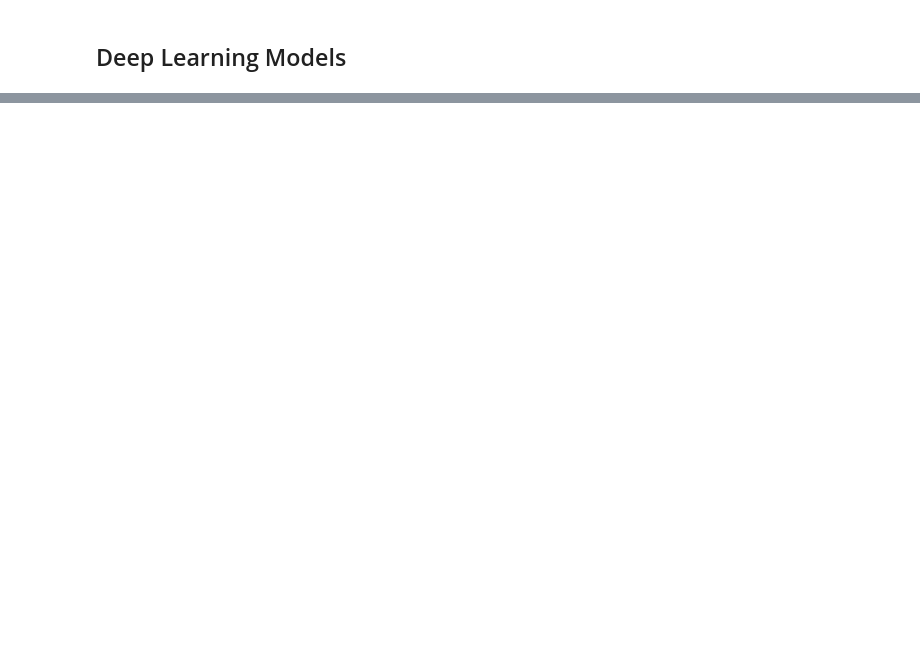
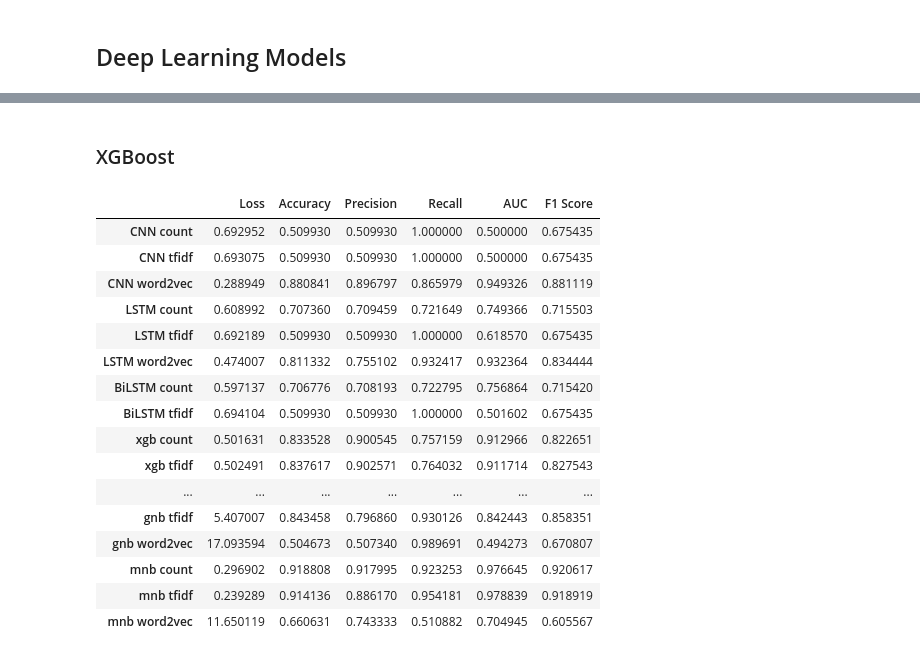
Before and after one commit to edologgerbird/BT4222_project, a Jupyter notebook: group13_BT4222.ipynb, the cells around one changed output, grey strips where cells are left out. Saved outputs shown, nothing was run; the diff lists cells and outputs as text; code cells hidden in the pictures; blank space fills up the shorter version.

```diff
--- a/group13_BT4222.ipynb
+++ b/group13_BT4222.ipynb
@@ -357,3 +369,7 @@ y_test (1712, 1)
 ## Text Vectorisation Methods
 # %% [markdown]
 ### Count Vectorisation
+# %%
+count_vectorizer = CountVectorizer()
+x_train_countv = count_vectorizer.fit_transform(df_train.tweet).astype(np.float64)
+x_test_countv = count_vectorizer.transform(df_test.tweet).astype(np.float64)
@@ -511,0 +548,12 @@ print(embedding_matrix.shape)
+# %%
+training_data = [x_train_countv, x_train_tfidf, x_train_word2vec]
+testing_data = [x_test_countv, x_test_tfidf, x_test_word2vec]
+
+METRICS = ['accuracy', 'Precision','Recall','AUC']
+
+CALLBACKS = [ ReduceLROnPlateau(monitor='val_loss', patience=5, cooldown=0),
+              EarlyStopping(monitor='val_accuracy', min_delta=1e-4, patience=5)]
+
+EPOCHS = 1
+
+results_store = {}
@@ -513,0 +922,23 @@ print(embedding_matrix.shape)
+# %% [markdown]
+### XGBoost
+# %%
+xgbmodel = xgboost.XGBClassifier(objective='binary:logistic',  n_estimators = 100, booster = 'gbtree', learning_rate = '0.007', eval_metric = 'auc',use_label_encoder=False)
+get_model_results(xgbmodel, "xgb", toarray=False)
+# %% [output]
+|  | Loss | Accuracy | Precision | Recall | AUC | F1 Score |
+| CNN count | 0.692952 | 0.509930 | 0.509930 | 1.000000 | 0.500000 | 0.675435 |
+| CNN tfidf | 0.693075 | 0.509930 | 0.509930 | 1.000000 | 0.500000 | 0.675435 |
+| CNN word2vec | 0.288949 | 0.880841 | 0.896797 | 0.865979 | 0.949326 | 0.881119 |
+| LSTM count | 0.608992 | 0.707360 | 0.709459 | 0.721649 | 0.749366 | 0.715503 |
+| LSTM tfidf | 0.692189 | 0.509930 | 0.509930 | 1.000000 | 0.618570 | 0.675435 |
+| LSTM word2vec | 0.474007 | 0.811332 | 0.755102 | 0.932417 | 0.932364 | 0.834444 |
+| BiLSTM count | 0.597137 | 0.706776 | 0.708193 | 0.722795 | 0.756864 | 0.715420 |
+| BiLSTM tfidf | 0.694104 | 0.509930 | 0.509930 | 1.000000 | 0.501602 | 0.675435 |
+| xgb count | 0.501631 | 0.833528 | 0.900545 | 0.757159 | 0.912966 | 0.822651 |
+| xgb tfidf | 0.502491 | 0.837617 | 0.902571 | 0.764032 | 0.911714 | 0.827543 |
+| ... | ... | ... | ... | ... | ... | ... |
+| gnb tfidf | 5.407007 | 0.843458 | 0.796860 | 0.930126 | 0.842443 | 0.858351 |
+| gnb word2vec | 17.093594 | 0.504673 | 0.507340 | 0.989691 | 0.494273 | 0.670807 |
+| mnb count | 0.296902 | 0.918808 | 0.917995 | 0.923253 | 0.976645 | 0.920617 |
+| mnb tfidf | 0.239289 | 0.914136 | 0.886170 | 0.954181 | 0.978839 | 0.918919 |
+| mnb word2vec | 11.650119 | 0.660631 | 0.743333 | 0.510882 | 0.704945 | 0.605567 |
```
Also changed, not shown: parts of 39 cells of this notebook.
